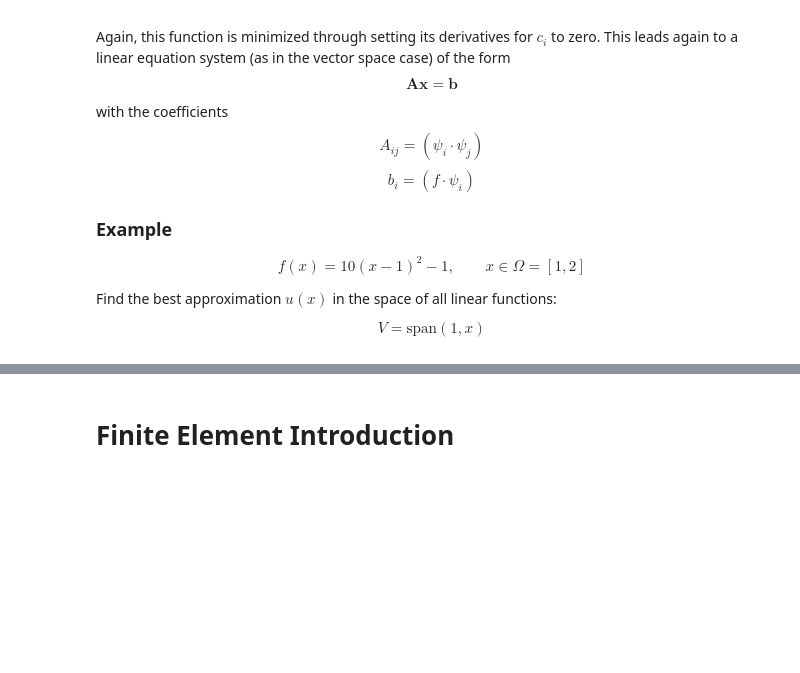
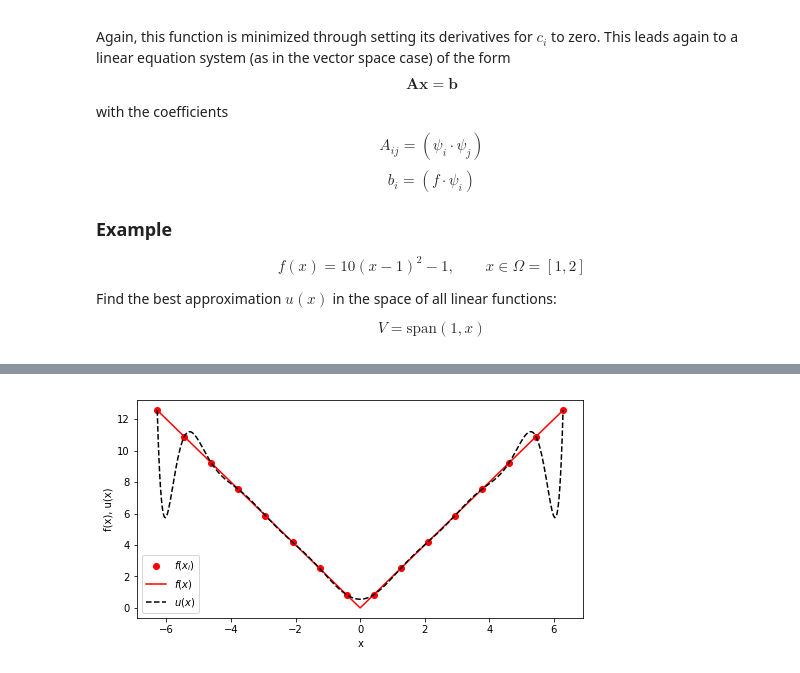
Before and after one commit to winesitter/FiniteElementMethod, a Jupyter notebook: Galerkin_Approach.ipynb, the cells around one changed output, grey strips where cells are left out. Saved outputs shown, nothing was run; the diff lists cells and outputs as text; code cells hidden in the pictures; blank space fills up the shorter version.

```diff
--- a/Galerkin_Approach.ipynb
+++ b/Galerkin_Approach.ipynb
@@ -432,2 +520,0 @@ print(points)
-# %% [markdown]
-# Finite Element Introduction
@@ -441,0 +521,57 @@ b = 2*a(np.linspace(0,1,500))
+# %%
+#=======================================================
+# Implementation of the collocation method for the
+# approximation of a function f(x) using
+# Lagrange polynomials
+#=======================================================
+
+# Import additional numpy functions and constants
+#-------------------------------------------------------
+from numpy import tanh, cos, sin, pi
+
+# Define the interpolation points xi
+#-------------------------------------------------------
+N = 15
+Omega = [-2*pi, 2*pi]
+
+points = Uniform_nodes(Omega[0], Omega[1], N)
+#points = Chebyshev_nodes(Omega[0], Omega[1], N)
+
+x = np.linspace(Omega[0], Omega[1], 501)
+
+# Define known values of f(xi)
+#-------------------------------------------------------
+#f = lambda x: 10.*(x-1.)**2 - 1.
+#f = lambda x: tanh(x-pi)
+f = lambda x: abs(2*x)
+fi = f(np.array(points))
+
+# Define basis function of Lagrange polynomials
+#-------------------------------------------------------
+psi = Lagrange_polynomials_01(x, points, N)
+
+# Compute approximation function u(x)
+#-------------------------------------------------------
+u  = sum(fi[i]*np.array(psi[i]) for i in range(0, N+1))
+
+
+
+
+
+# Plot results
+#-------------------------------------------------------
+%matplotlib inline
+from matplotlib import pyplot as plt
+
+fig = plt.figure()
+fig.set_size_inches(8,4)
+ax = fig.add_subplot(111)
+fi_plt = ax.plot(points, fi, c='r', ls='None', label='$f(x_i)$', marker='o')
+f_plt = ax.plot(x, f(x), c='r', ls='-', label='$f(x)$')
+u_plt = ax.plot(x, u, c='k', ls='--', label='$u(x)$')
+ax.set_xlabel('x')
+ax.set_ylabel('f(x), u(x)')
+ax.legend()
+plt.show()
+# %% [output]
+[figure, added]
```
Also changed, not shown: parts of 11 cells of this notebook.
